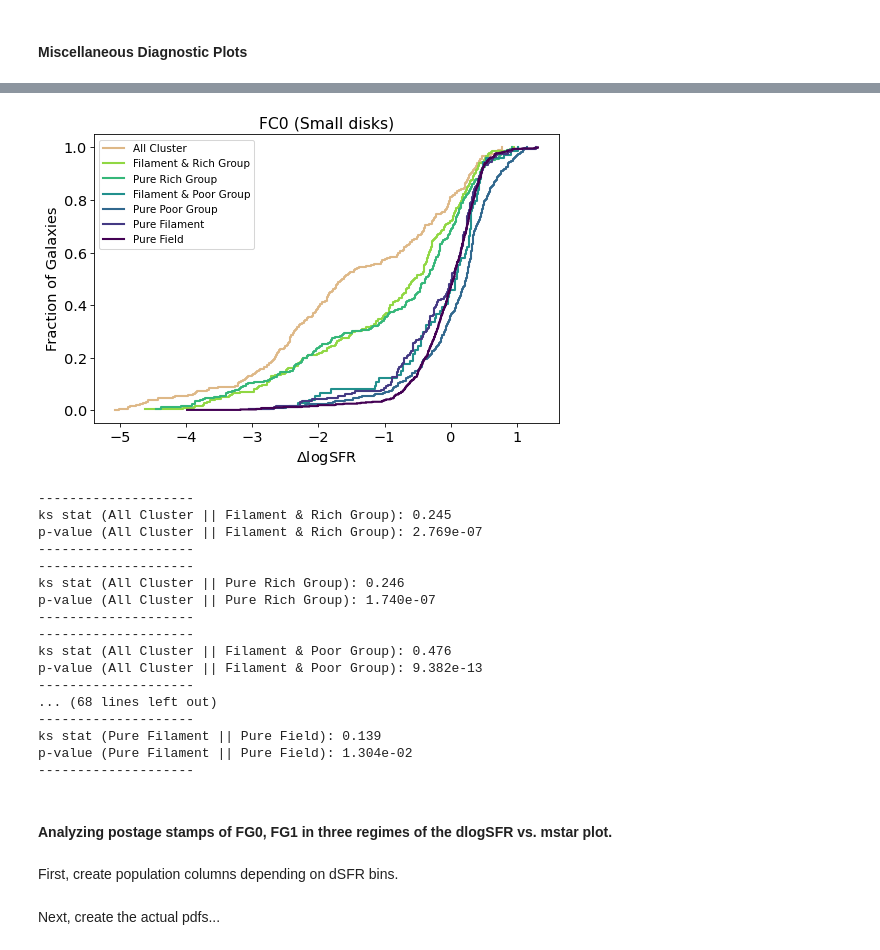
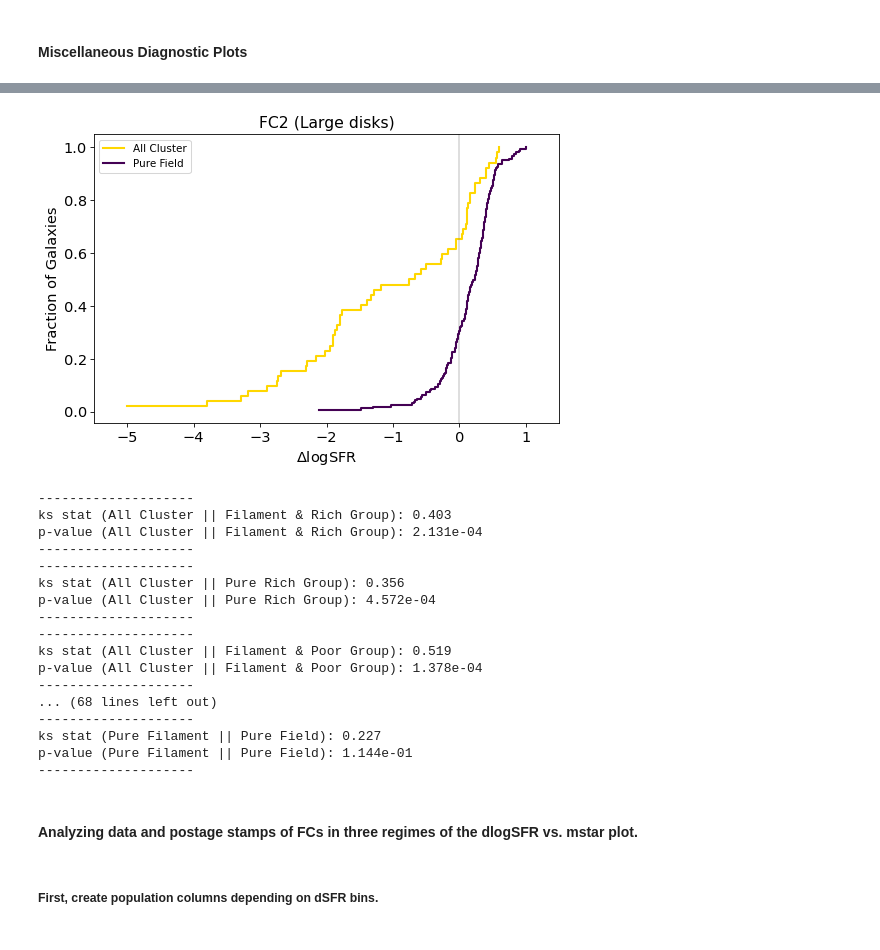
Before and after one commit to gammaspire/machine-learning, a Jupyter notebook: galaxy_feature_clustering/feature_clustering.ipynb, the cells around one changed output, grey strips where cells are left out. Drawn from its saved outputs; the diff is of its cells as text; code cells hidden in the pictures.

```diff
--- a/galaxy_feature_clustering/feature_clustering.ipynb
+++ b/galaxy_feature_clustering/feature_clustering.ipynb
@@ -772,7 +754,3 @@ Calculating medians for colors -- removing invalid entries for NUV-r and W1-W3..
 # %%
 vf_pa = Table.read('data/vf_v2_galfit_r.fits').to_pandas()['CPA']
 vf_snr = Table.read('data/virgowise_data.fits').to_pandas()['SNR_phot']
-# %%
-#automatically index matches!
-df['CPA'] = vf_pa
-df['snr'] = vf_snr
@@ -829,27 +780,27 @@ plt.show()
 # %%
-plot_cum_env(df, fc=0)
+plot_cum_env(df, fc=2)
 # %% [output]
-[figure, old version]
+[figure, new version]
 --------------------
-ks stat (All Cluster || Filament & Rich Group): 0.245
-p-value (All Cluster || Filament & Rich Group): 2.769e-07
+ks stat (All Cluster || Filament & Rich Group): 0.403
+p-value (All Cluster || Filament & Rich Group): 2.131e-04
 --------------------
 --------------------
-ks stat (All Cluster || Pure Rich Group): 0.246
-p-value (All Cluster || Pure Rich Group): 1.740e-07
+ks stat (All Cluster || Pure Rich Group): 0.356
+p-value (All Cluster || Pure Rich Group): 4.572e-04
 --------------------
 --------------------
-ks stat (All Cluster || Filament & Poor Group): 0.476
-p-value (All Cluster || Filament & Poor Group): 9.382e-13
+ks stat (All Cluster || Filament & Poor Group): 0.519
+p-value (All Cluster || Filament & Poor Group): 1.378e-04
 --------------------
 ... (68 lines left out)
 --------------------
-ks stat (Pure Filament || Pure Field): 0.139
-p-value (Pure Filament || Pure Field): 1.304e-02
+ks stat (Pure Filament || Pure Field): 0.227
+p-value (Pure Filament || Pure Field): 1.144e-01
 --------------------
 # %% [markdown]
-#### Analyzing postage stamps of FG0, FG1 in three regimes of the dlogSFR vs. mstar plot.
+#### Analyzing data and postage stamps of FCs in three regimes of the dlogSFR vs. mstar plot.
 # %% [markdown]
-First, create population columns depending on dSFR bins.
+##### First, create population columns depending on dSFR bins.
 # %%
 from table_utils import dsfr_columns
@@ -856,6 +808,4 @@ from table_utils import dsfr_columns
 from pdf_image_utils import *
 
 import itertools as it
-# %% [markdown]
-Next, create the actual pdfs...
 # %%
```
Also changed, not shown: parts of 25 cells of this notebook, 4 other files.
